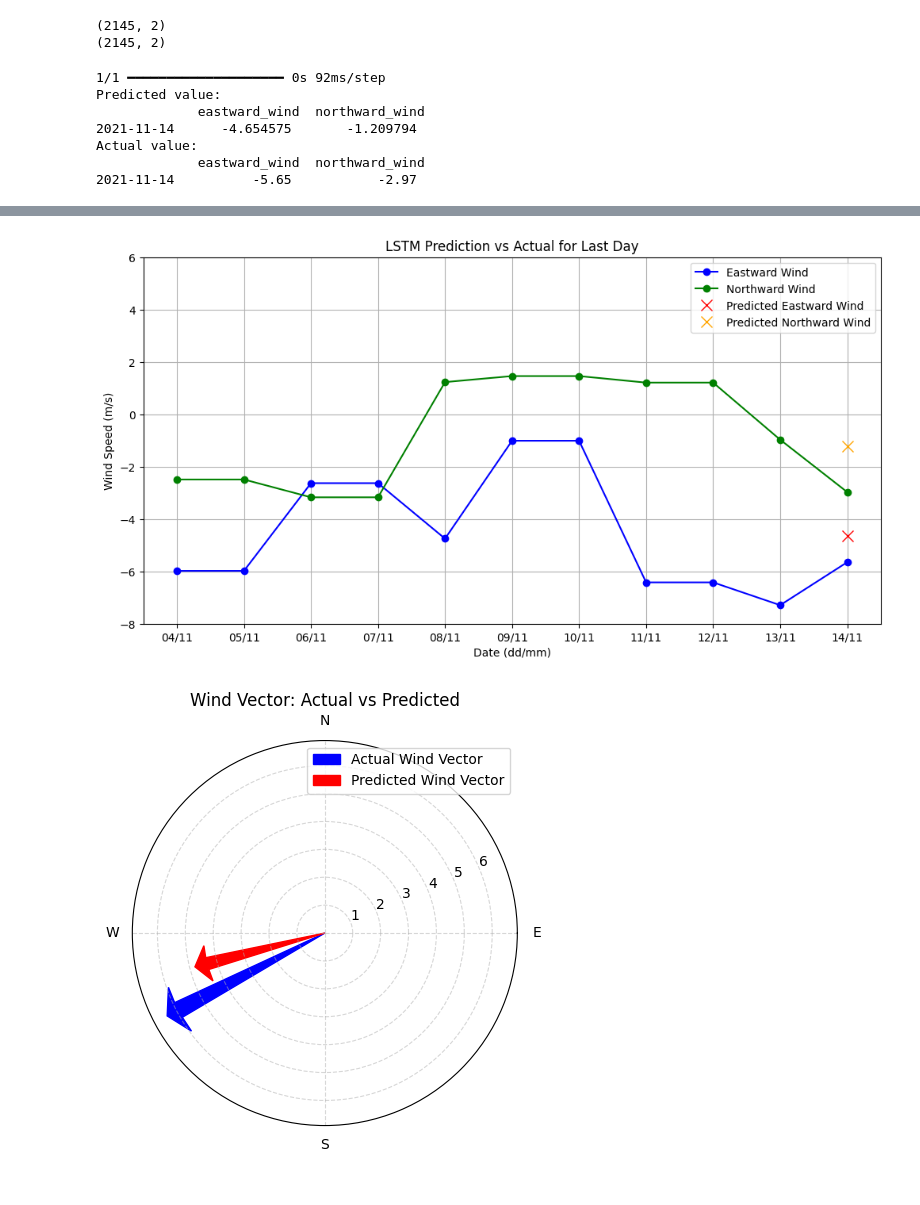
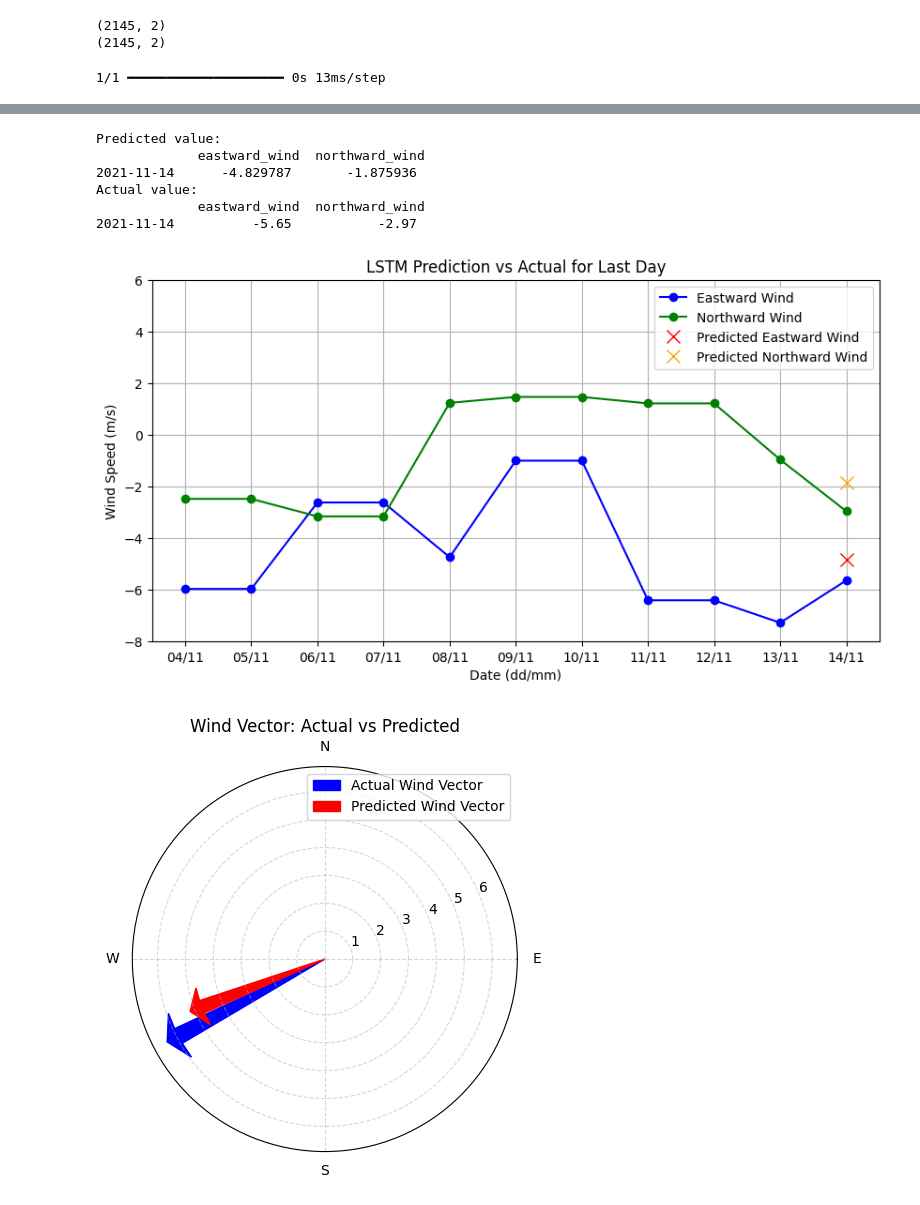
Before and after one commit to RESMA-PPGINF-UFPR-CAPES-PRINT/OceanicWindPrediction, a Jupyter notebook: example_vector.ipynb, the cells around one changed output, grey strips where cells are left out. Saved outputs shown, nothing was run; the diff lists cells and outputs as text; code cells hidden in the pictures.

```diff
--- a/example_vector.ipynb
+++ b/example_vector.ipynb
@@ -92,7 +92,7 @@ keras.utils.set_random_seed(812)
 tf.config.experimental.enable_op_determinism()
 # %%
 #Load model
-model = keras.models.load_model('./RawData/LSTM-RD/lstm_rd_model_3.h5', compile=False)
+model = keras.models.load_model('./RawData/LSTM-RDD/lstm_rdd_model_1.h5', compile=False)
 # %%
 # Get the last 10 days before the last day in the database
 last_10_days = data.iloc[-11:-1].values.reshape(1, seq_length, -1)
@@ -219,7 +222,7 @@ print(datai.shape)
 (2145, 2)
 # %%
 # Load model
-modelp = keras.models.load_model('./ProcData/LSTM-RDD/lstm_rdd_model_0.h5', compile=False)
+modelp = keras.models.load_model('./ProcData/LSTM-RD/lstm_rd_model_7.h5', compile=False)
 # %%
 # Get the last 10 days before the last day in the database
 last_10_days = datai.iloc[-11:-1].values.reshape(1, seq_length, -1)
@@ -240,7 +243,7 @@ print("Predicted value:\n", predictions_df)
 print("Actual value:\n", actual_df)
 
 # Plot for each variable
-plt.figure(figsize=(12, 6))
+plt.figure(figsize=(10, 5))
 plt.plot(datai.index[-11:], datai['eastward_wind'].values[-11:], marker='o', color='blue', label='Eastward Wind')
 plt.plot(datai.index[-11:], datai['northward_wind'].values[-11:], marker='o', color='green', label='Northward Wind')
 plt.plot([predicted_date], [predictions_df['eastward_wind'].values[0]], 'x', color='red', label='Predicted Eastward Wind', markersize=10)
@@ -253,12 +256,7 @@ plt.gca().set_xticklabels([d.strftime('%d/%m') for d in datai.index[-11:]])#, ro
 plt.ylabel('Wind Speed (m/s)')
 plt.legend()
 plt.grid()
+plt.savefig('./ProcData/LSTM-RD/lstm_rd_prediction_plot.pdf', dpi=300, bbox_inches='tight')
 plt.show()
 # %% [output]
-1/1 ━━━━━━━━━━━━━━━━━━━━ 0s 92ms/step
-Predicted value:
-             eastward_wind  northward_wind
-2021-11-14      -4.654575       -1.209794
-Actual value:
-             eastward_wind  northward_wind
-2021-11-14          -5.65           -2.97
+1/1 ━━━━━━━━━━━━━━━━━━━━ 0s 13ms/step
@@ -266,4 +264,10 @@ Actual value:
+Predicted value:
+             eastward_wind  northward_wind
+2021-11-14      -4.829787       -1.875936
+Actual value:
+             eastward_wind  northward_wind
+2021-11-14          -5.65           -2.97
-[figure, old version]
+[figure, new version]
 # %%
 # plot the wind vector for the actual and predicted last day on a polar plot, using arrows
 plt.figure(figsize=(5, 5))
@@ -291,6 +295,7 @@ ax.arrow(predicted_angle, 0, 0, predicted_module,
 ax.set_title('Wind Vector: Actual vs Predicted')
 ax.set_ylim(0, 6.9)
 ax.legend(loc='upper right')
+plt.savefig('./ProcData/LSTM-RD/lstm_rd_prediction_polar_plot.pdf', dpi=300, bbox_inches='tight')
 plt.show()
 # %% [output]
-[figure, old version]
+[figure, new version]
```
Also changed, not shown: parts of 5 cells of this notebook, 10 other files.
